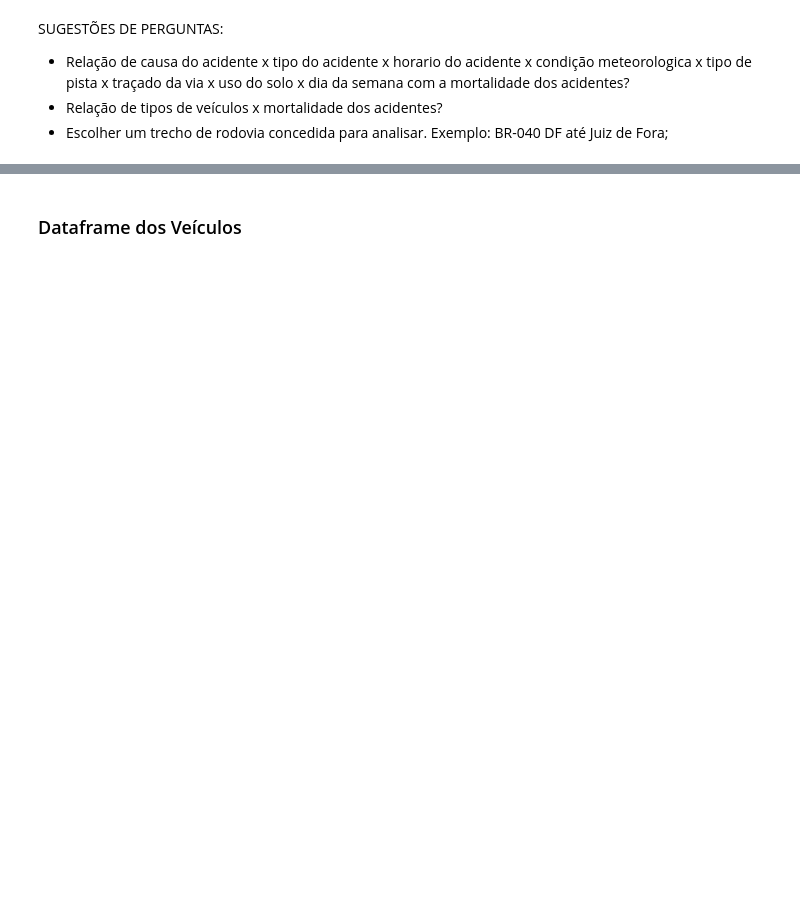
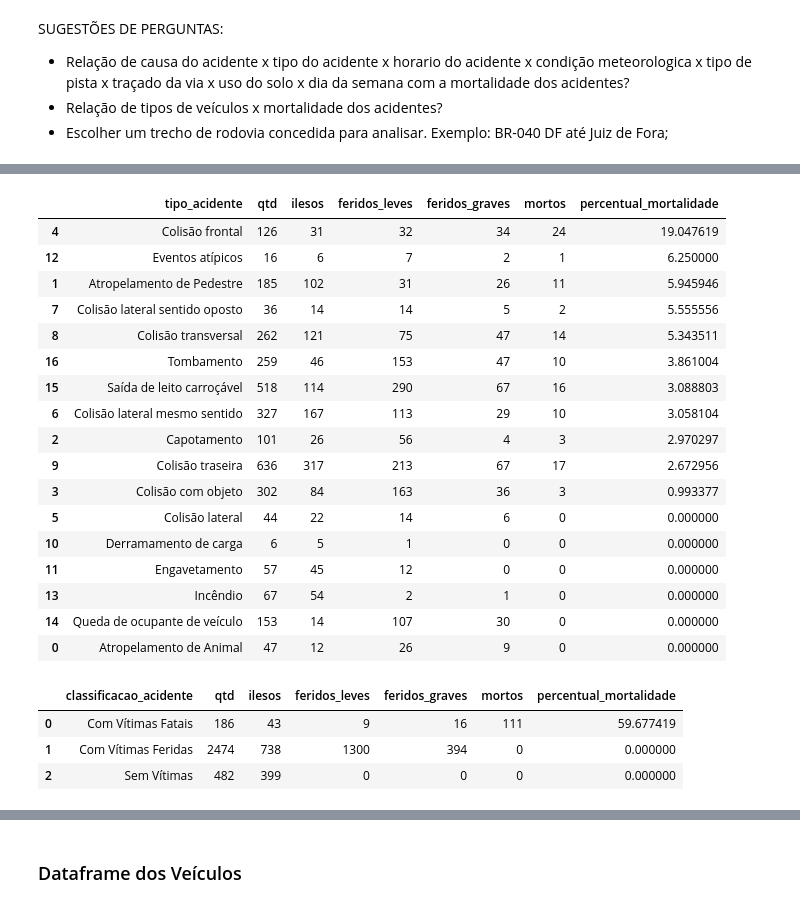
Before and after one commit to lebarreiroj/MPCA_MD, a Jupyter notebook: prf_acidentes.ipynb, the cells around one changed output, grey strips where cells are left out. Cells and saved outputs as stored; diff of their text form; code cells hidden in the pictures; blank space fills up the shorter version.

```diff
--- a/prf_acidentes.ipynb
+++ b/prf_acidentes.ipynb
@@ -150,10 +268,23 @@ SUGESTÕES DE PERGUNTAS:
 # %%
+dictio = {'id':'count', 'ilesos':'sum','feridos_leves':'sum','feridos_graves':'sum', 'mortos':'sum'}
+
 # Análise estatística dos dados de acidentes
-## Acidentes por Rodovias
-dfagg_acid = dfacid.groupby(['br']).agg({'id':'count'})
-# Altera o nome da coluna id para qtd - count(id)
-dfagg_acid.rename(columns={'id':'qtd'}, inplace=True)
-dfagg_acid.reset_index(inplace=True)
-dfagg_acid = dfagg_acid.sort_values(by=['qtd'],ascending=False)
+def _acidentes(df, aggr_field, dicio ):
+    ## Acidentes por ano_mes
+    #dfagg_acid = dfacid.groupby(['causa_acidente']).agg({'id':'count', 'ilesos':'sum','feridos_leves':'sum','feridos_graves':'sum', 'mortos':'sum'})
+    df = df.groupby(aggr_field).agg(dicio)
+    # Altera o nome da coluna id para qtd - count(id)
+    df.rename(columns={'id':'qtd'}, inplace=True)
+    df['percentual_mortalidade'] = df['mortos'] / df['qtd'] * 100
+    df.reset_index(inplace=True)
+    df = df.sort_values(by=['percentual_mortalidade'],ascending=False)
+
+    return df
 # imprimir
-dfagg_acid
+#dfagg_acid
+
+
+def _acidente_pessoas(df, aggr_field, dict_pess):
+    print(aggr_field)
+    df = df.groupby(aggr_field).agg(dict_pess)
+    return df
@@ -173,0 +314,32 @@ dfagg_acid
+# %%
+aggr_fld = ['tipo_acidente']
+df1 = _acidentes(dfacid, aggr_fld, dictio)
+df1
+# %% [output]
+|  | tipo_acidente | qtd | ilesos | feridos_leves | feridos_graves | mortos | percentual_mortalidade |
+| 4 | Colisão frontal | 126 | 31 | 32 | 34 | 24 | 19.047619 |
+| 12 | Eventos atípicos | 16 | 6 | 7 | 2 | 1 | 6.250000 |
+| 1 | Atropelamento de Pedestre | 185 | 102 | 31 | 26 | 11 | 5.945946 |
+| 7 | Colisão lateral sentido oposto | 36 | 14 | 14 | 5 | 2 | 5.555556 |
+| 8 | Colisão transversal | 262 | 121 | 75 | 47 | 14 | 5.343511 |
+| 16 | Tombamento | 259 | 46 | 153 | 47 | 10 | 3.861004 |
+| 15 | Saída de leito carroçável | 518 | 114 | 290 | 67 | 16 | 3.088803 |
+| 6 | Colisão lateral mesmo sentido | 327 | 167 | 113 | 29 | 10 | 3.058104 |
+| 2 | Capotamento | 101 | 26 | 56 | 4 | 3 | 2.970297 |
+| 9 | Colisão traseira | 636 | 317 | 213 | 67 | 17 | 2.672956 |
+| 3 | Colisão com objeto | 302 | 84 | 163 | 36 | 3 | 0.993377 |
+| 5 | Colisão lateral | 44 | 22 | 14 | 6 | 0 | 0.000000 |
+| 10 | Derramamento de carga | 6 | 5 | 1 | 0 | 0 | 0.000000 |
+| 11 | Engavetamento | 57 | 45 | 12 | 0 | 0 | 0.000000 |
+| 13 | Incêndio | 67 | 54 | 2 | 1 | 0 | 0.000000 |
+| 14 | Queda de ocupante de veículo | 153 | 14 | 107 | 30 | 0 | 0.000000 |
+| 0 | Atropelamento de Animal | 47 | 12 | 26 | 9 | 0 | 0.000000 |
+# %%
+aggr_fld = ['classificacao_acidente']
+df1 = _acidentes(dfacid, aggr_fld, dictio)
+df1
+# %% [output]
+|  | classificacao_acidente | qtd | ilesos | feridos_leves | feridos_graves | mortos | percentual_mortalidade |
+| 0 | Com Vítimas Fatais | 186 | 43 | 9 | 16 | 111 | 59.677419 |
+| 1 | Com Vítimas Feridas | 2474 | 738 | 1300 | 394 | 0 | 0.000000 |
+| 2 | Sem Vítimas | 482 | 399 | 0 | 0 | 0 | 0.000000 |
```
Also changed, not shown: parts of 83 cells of this notebook, 5 other files.
